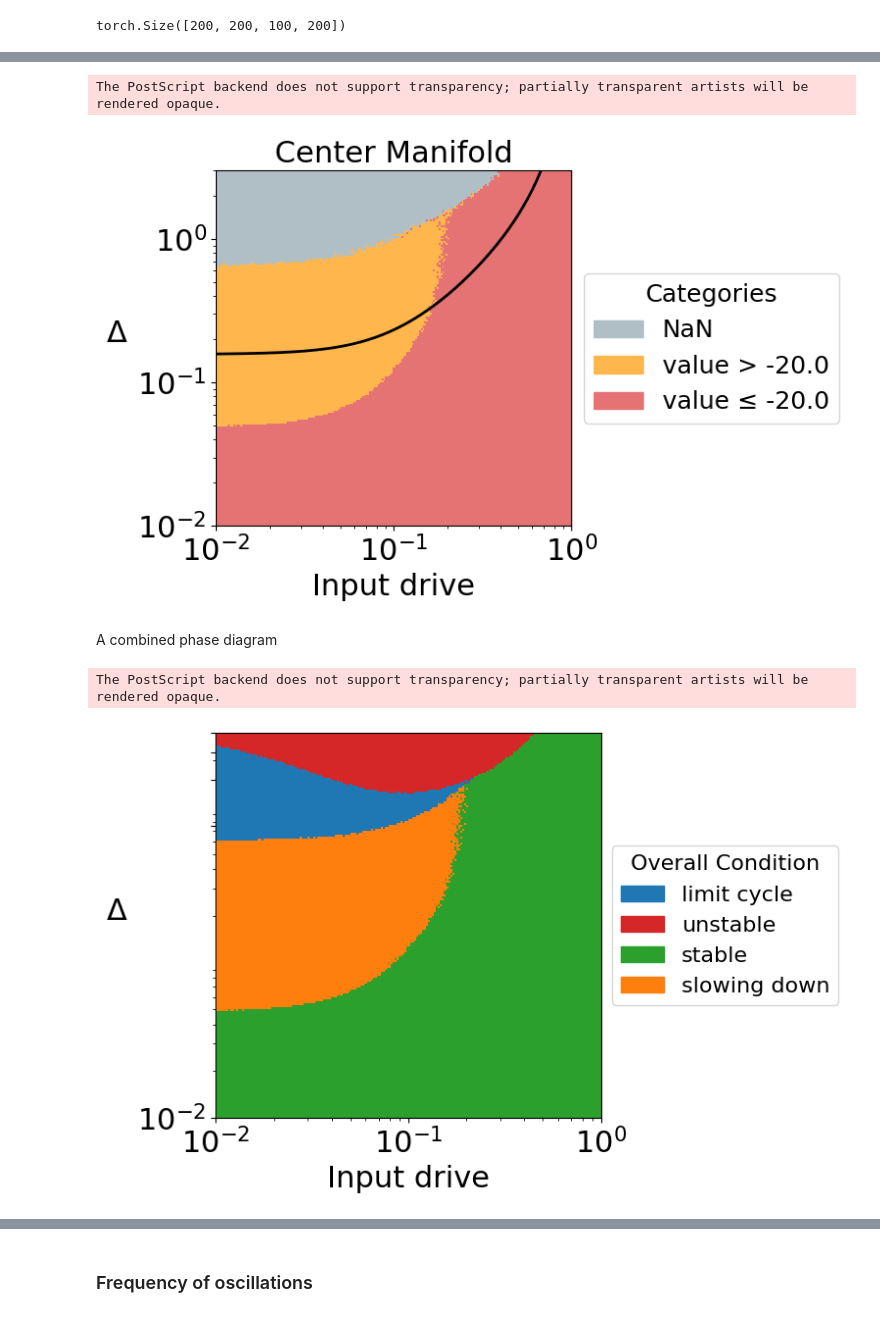
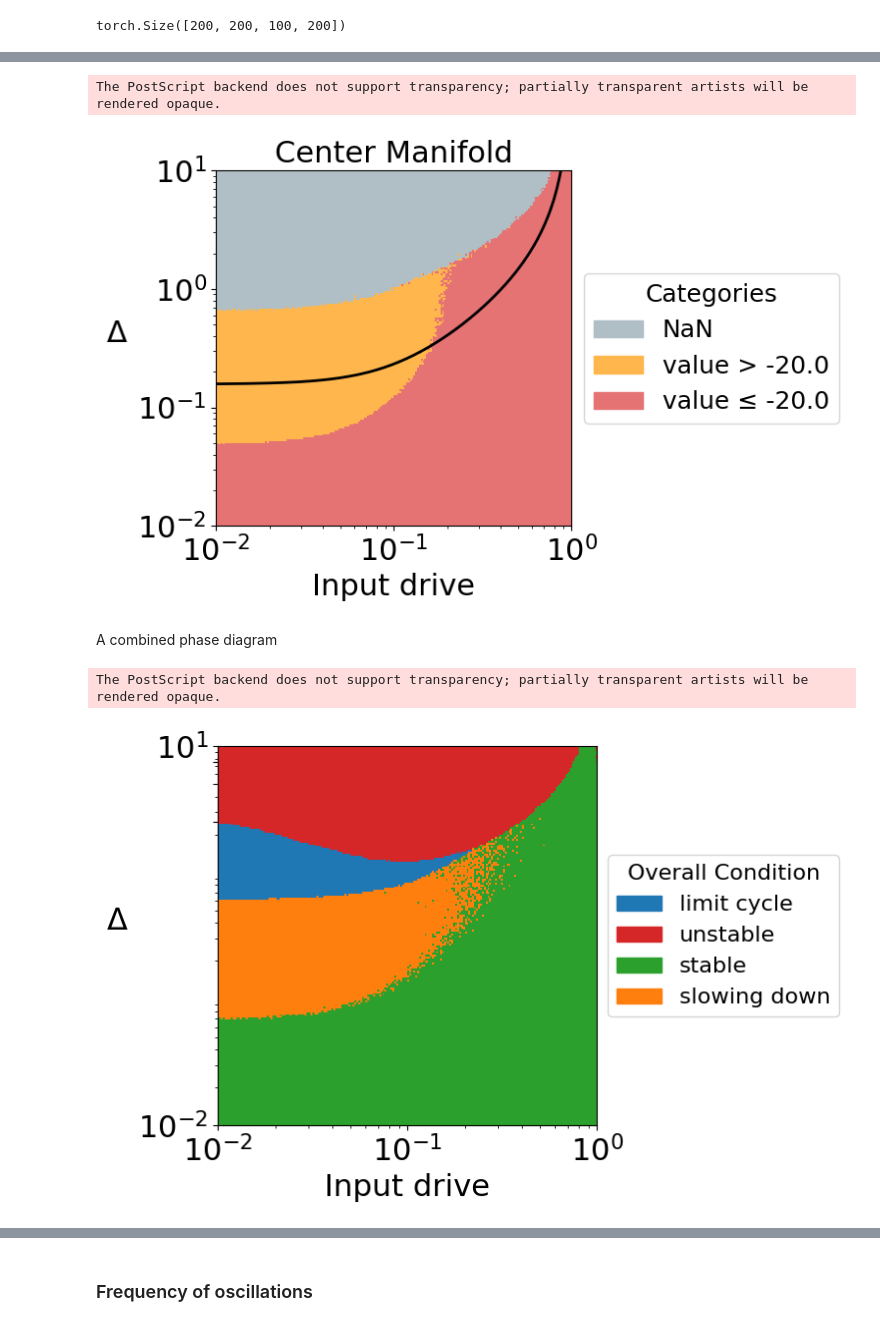
Before and after one commit to shivangrawat/perturbed_organics, a Jupyter notebook: examples/plot_phase_delocalized.ipynb, the cells around one changed output, grey strips where cells are left out. Saved outputs shown, nothing was run; the diff lists cells and outputs as text; code cells hidden in the pictures.

```diff
--- a/examples/plot_phase_delocalized.ipynb
+++ b/examples/plot_phase_delocalized.ipynb
@@ -19,8 +19,8 @@ input_type = 'delocalized'
 mu = "0.0"
 mu_val = float(mu)
 
-folder_loc = f'/scratch/sr6364/perturbed_organics/data/adaptive_phase_diagram_100/{input_type}'
-# folder_name = f'{input_type}_goe_symmetric_N_100_s_100_mu_{mu}_num_delta_200_num_input_200_num_trials_100_b0_1.0_b1_1.0_phase_diagram_linear'
+# folder_loc = f'/scratch/sr6364/perturbed_organics/data/adaptive_phase_diagram_100/{input_type}'
+folder_loc = f'/scratch/sr6364/perturbed_organics/data/adaptive_phase_diagram_100_large_delta/{input_type}'
 folder_name = f'{input_type}_goe_symmetric_N_100_s_100_mu_{mu}_num_delta_200_num_input_200_num_trials_100_b0_1.0_b1_1.0_phase_diagram_log-scale'
 
 
@@ -581,7 +582,7 @@ plt.savefig(f'{file_save_path}.eps', format='eps', bbox_inches='tight', dpi=300)
 plt.show()
 # %% [output]
 The PostScript backend does not support transparency; partially transparent artists will be rendered opaque.
-[figure, old version]
+[figure, new version]
 # %% [markdown]
 A combined phase diagram
 # %%
@@ -642,13 +643,13 @@ for i_d in range(num_delta):
 #
 #    Adjust 'slowing_threshold' as desired.
 # -------------------------------------------------------------------------
-slowing_threshold = - 20.0  # example threshold for "slowing down"
+slowing_threshold = 1e-2  # example threshold for "slowing down"
 
 # Get the real parts of eigenvalues: shape (num_delta, num_input, num_trials, 2*N)
-eigvals_real = eigvals.real
+eigvals_real = eigvals.real * 0.002
 
 # For each (delta, input), find the *stable trials* among the 100
-# and compute the average of the largest real eigenvalue in those stable trials.
+# and compute the max of the largest real eigenvalue in those stable trials.
 for i_d in range(num_delta):
     for i_in in range(num_input):
 
@@ -664,13 +665,14 @@ for i_d in range(num_delta):
             # Extract the real eigenvalues of stable trials
             these_eigs = eigvals_real[i_d, i_in, stable_mask, :]  # shape = (num_stable, 2*N)
             # largest real part per stable trial
-            max_real_stable = np.nanmax(these_eigs, axis=1)       # shape = (num_stable,)
+            max_real_each_trial = np.nanmax(these_eigs, axis=1)       # shape = (num_stable,)
+            max_real_each_trial[max_real_each_trial > 0] = np.nan
 
             # average largest real part
-            avg_max_real = np.nanmean(max_real_stable)
+            max_real_max = np.nanmax(max_real_each_trial)
 
             # If it's "close to zero" but negative (>-0.02, say) => define condition=5
-            if (avg_max_real > slowing_threshold) and (avg_max_real < 0.0):
+            if (np.abs(max_real_max) < slowing_threshold):
                 final_condition_2d[i_d, i_in] = 5
 
 
@@ -739,34 +741,34 @@ plt.yticks(fontsize=22)
 # Create a custom legend:
 import matplotlib.patches as mpatches
 legend_handles = [
     mpatches.Patch(color=colors_list[0], label="limit cycle"),    # Blue
     mpatches.Patch(color=colors_list[1], label="unstable"),        # Red
     mpatches.Patch(color=colors_list[2], label="stable"),          # Green
     mpatches.Patch(color=colors_list[3], label="slowing down"),    # Purple
 ]
 plt.legend(
     handles=legend_handles,
     fontsize=16,
     loc='center left',
     bbox_to_anchor=(1, 0.5),
     title="Overall Condition",
     title_fontsize=16
 )
 
 plt.tight_layout()
 
 # Save if you like:
 file_name = "phase_diagram_overall_condition"
 file_save_path = os.path.join(folder_loc, file_name)
 
 plt.savefig(f'{file_save_path}.png', bbox_inches='tight')
 plt.savefig(f'{file_save_path}.svg', format='svg', bbox_inches='tight', dpi=300)
 plt.savefig(f'{file_save_path}.eps', format='eps', bbox_inches='tight', dpi=300)
 
 plt.show()
 # %% [output]
 The PostScript backend does not support transparency; partially transparent artists will be rendered opaque.
-[figure, old version]
+[figure, new version]
 # %%
 # Define the mapping dictionary: combine condition 2 and 5 into a single category.
 cond_map = {0: 0, 1: 1, 2: 2, 5: 2}  # Both stable and slowing down are now 2
```
Also changed, not shown: parts of 15 cells of this notebook, 5 other files.
